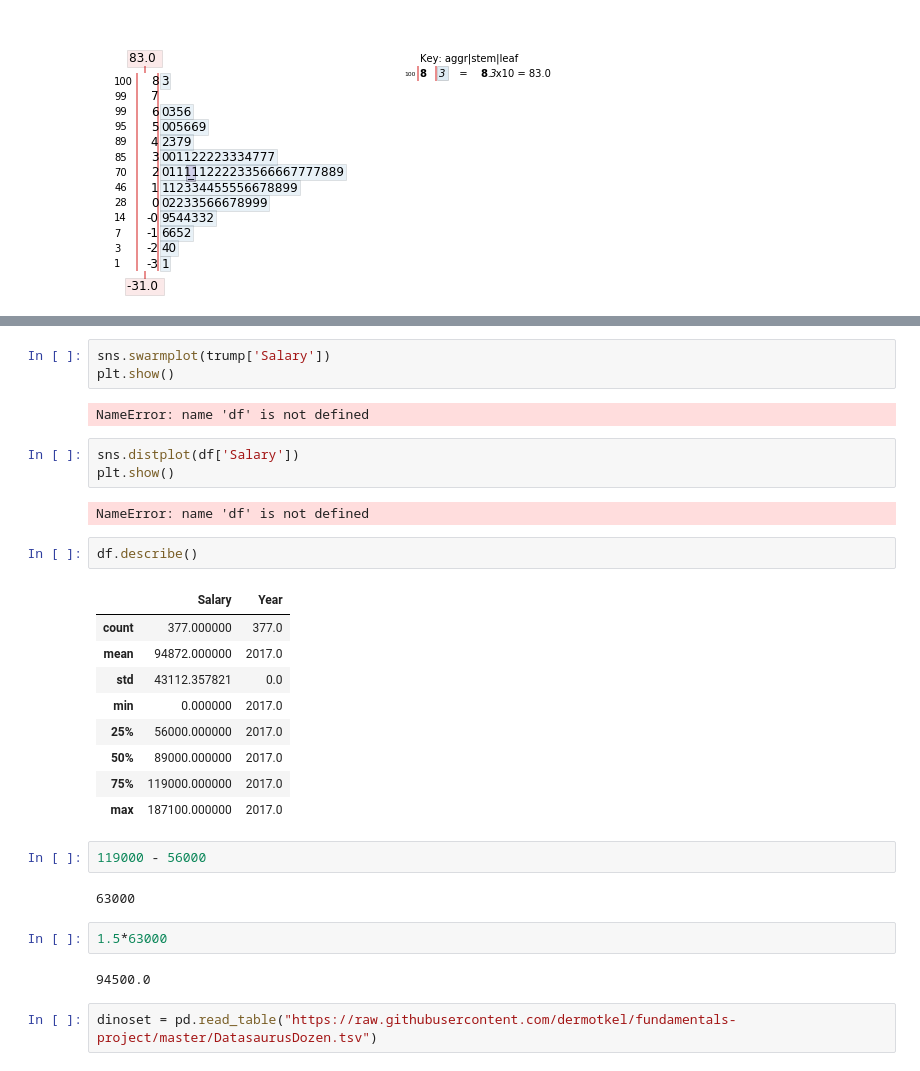
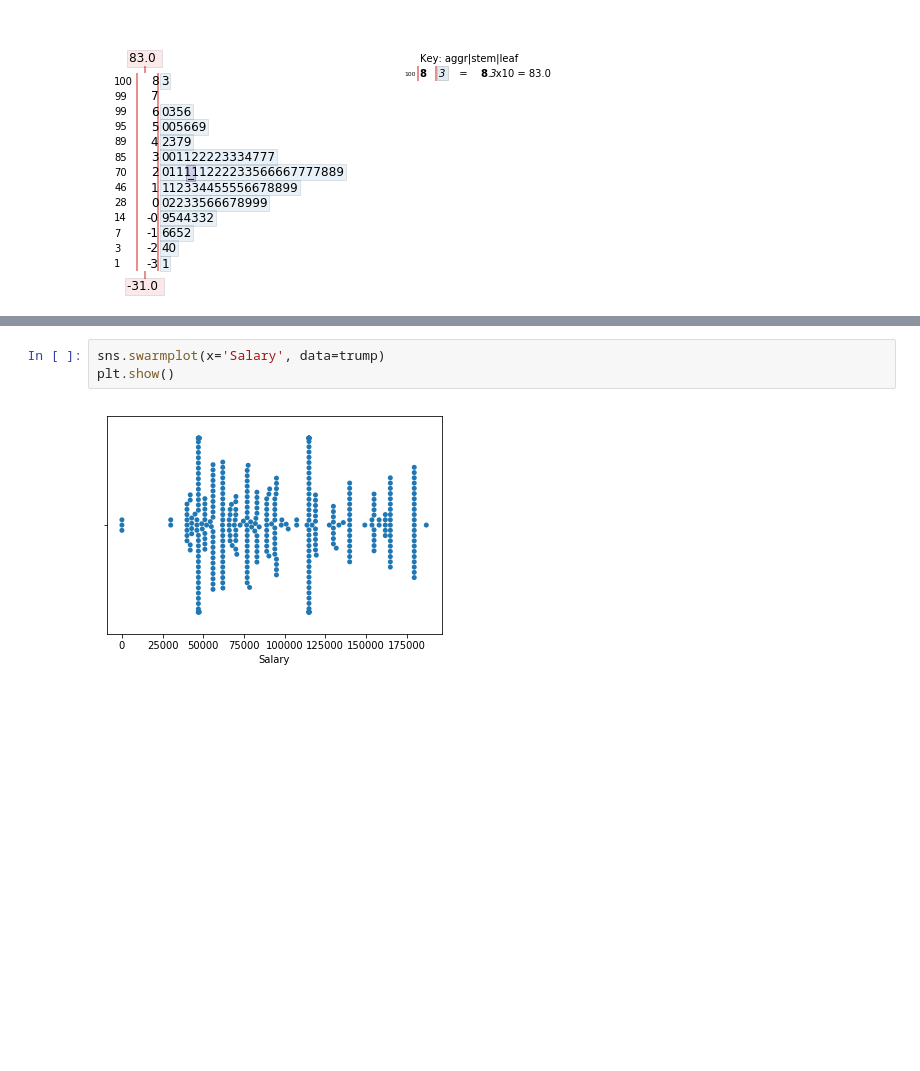
Before and after one commit to dermotkel/fundamentals-project, a Jupyter notebook: Fundamentals - Project.ipynb, the cells around one changed output, grey strips where cells are left out. Cells and saved outputs as stored; diff of their text form; blank space fills up the shorter version.

```diff
--- a/Fundamentals - Project.ipynb
+++ b/Fundamentals - Project.ipynb
@@ -212,32 +177,5 @@ TypeError: cannot perform reduce with flexible type
 # %%
-sns.swarmplot(trump['Salary'])
+sns.swarmplot(x='Salary', data=trump)
 plt.show()
 # %% [output]
-NameError: name 'df' is not defined
+[figure, added]
-# %%
-sns.distplot(df['Salary'])
-plt.show()
-# %% [output]
-NameError: name 'df' is not defined
-# %%
-df.describe()
-# %% [output]
-|  | Salary | Year |
-| count | 377.000000 | 377.0 |
-| mean | 94872.000000 | 2017.0 |
-| std | 43112.357821 | 0.0 |
-| min | 0.000000 | 2017.0 |
-| 25% | 56000.000000 | 2017.0 |
-| 50% | 89000.000000 | 2017.0 |
-| 75% | 119000.000000 | 2017.0 |
-| max | 187100.000000 | 2017.0 |
-# %%
-119000 - 56000
-# %% [output]
-63000
-# %%
-1.5*63000
-# %% [output]
-94500.0
-# %%
-dinoset = pd.read_table("https://raw.githubusercontent.com/dermotkel/fundamentals-project/master/DatasaurusDozen.tsv")
```
Also changed, not shown: parts of 16 cells of this notebook.
